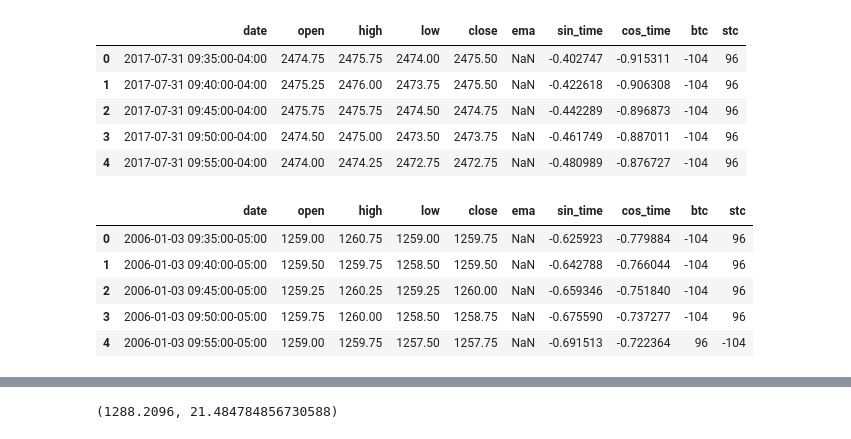
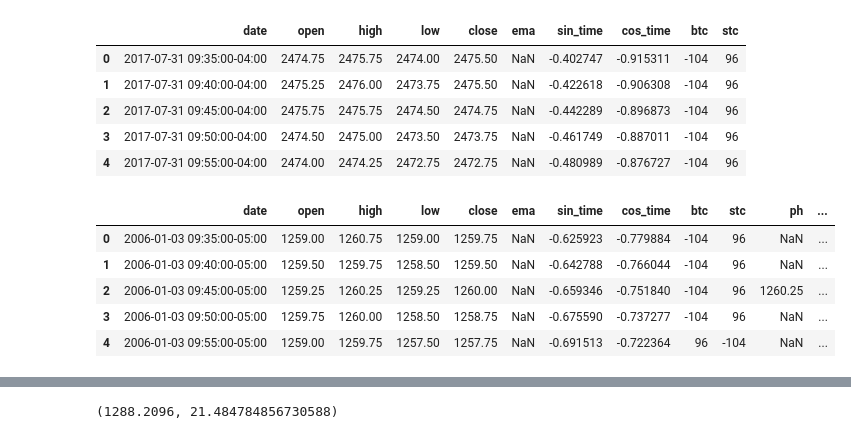
Before and after one commit to toolkmit/algotrading, a Jupyter notebook: notebooks/1.4 - TF CNN.ipynb, the cells around one changed output, grey strips where cells are left out. Saved outputs shown, nothing was run; the diff lists cells and outputs as text; code cells hidden in the pictures.

```diff
--- a/notebooks/1.4 - TF CNN.ipynb
+++ b/notebooks/1.4 - TF CNN.ipynb
@@ -111,11 +117,12 @@ five_min_data.head()
 | 4 | 2017-07-31 09:55:00-04:00 | 2474.00 | 2474.25 | 2472.75 | 2472.75 | NaN | -0.480989 | -0.876727 | -104 | 96 |
 # %%
 five_min_data = pd.read_hdf('../data/processed/store.h5', key='cnn_data')
+five_min_data = calc_pivots(five_min_data)
 five_min_data.head()
 # %% [output]
-|  | date | open | high | low | close | ema | sin_time | cos_time | btc | stc |
-| 0 | 2006-01-03 09:35:00-05:00 | 1259.00 | 1260.75 | 1259.00 | 1259.75 | NaN | -0.625923 | -0.779884 | -104 | 96 |
-| 1 | 2006-01-03 09:40:00-05:00 | 1259.50 | 1259.75 | 1258.50 | 1259.50 | NaN | -0.642788 | -0.766044 | -104 | 96 |
-| 2 | 2006-01-03 09:45:00-05:00 | 1259.25 | 1260.25 | 1259.25 | 1260.00 | NaN | -0.659346 | -0.751840 | -104 | 96 |
-| 3 | 2006-01-03 09:50:00-05:00 | 1259.75 | 1260.00 | 1258.50 | 1258.75 | NaN | -0.675590 | -0.737277 | -104 | 96 |
-| 4 | 2006-01-03 09:55:00-05:00 | 1259.00 | 1259.75 | 1257.50 | 1257.75 | NaN | -0.691513 | -0.722364 | 96 | -104 |
+|  | date | open | high | low | close | ema | sin_time | cos_time | btc | stc | ph | ... |
+| 0 | 2006-01-03 09:35:00-05:00 | 1259.00 | 1260.75 | 1259.00 | 1259.75 | NaN | -0.625923 | -0.779884 | -104 | 96 | NaN | ... |
+| 1 | 2006-01-03 09:40:00-05:00 | 1259.50 | 1259.75 | 1258.50 | 1259.50 | NaN | -0.642788 | -0.766044 | -104 | 96 | NaN | ... |
+| 2 | 2006-01-03 09:45:00-05:00 | 1259.25 | 1260.25 | 1259.25 | 1260.00 | NaN | -0.659346 | -0.751840 | -104 | 96 | 1260.25 | ... |
+| 3 | 2006-01-03 09:50:00-05:00 | 1259.75 | 1260.00 | 1258.50 | 1258.75 | NaN | -0.675590 | -0.737277 | -104 | 96 | NaN | ... |
+| 4 | 2006-01-03 09:55:00-05:00 | 1259.00 | 1259.75 | 1257.50 | 1257.75 | NaN | -0.691513 | -0.722364 | 96 | -104 | NaN | ... |
```
Also changed, not shown: parts of 10 cells of this notebook, 14 other files.
